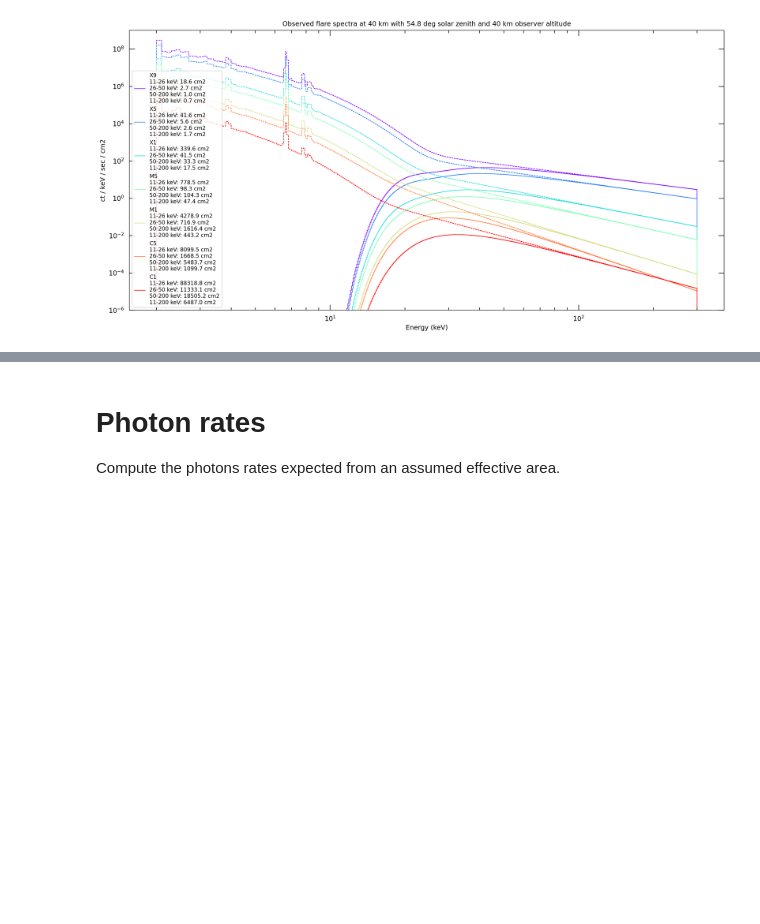
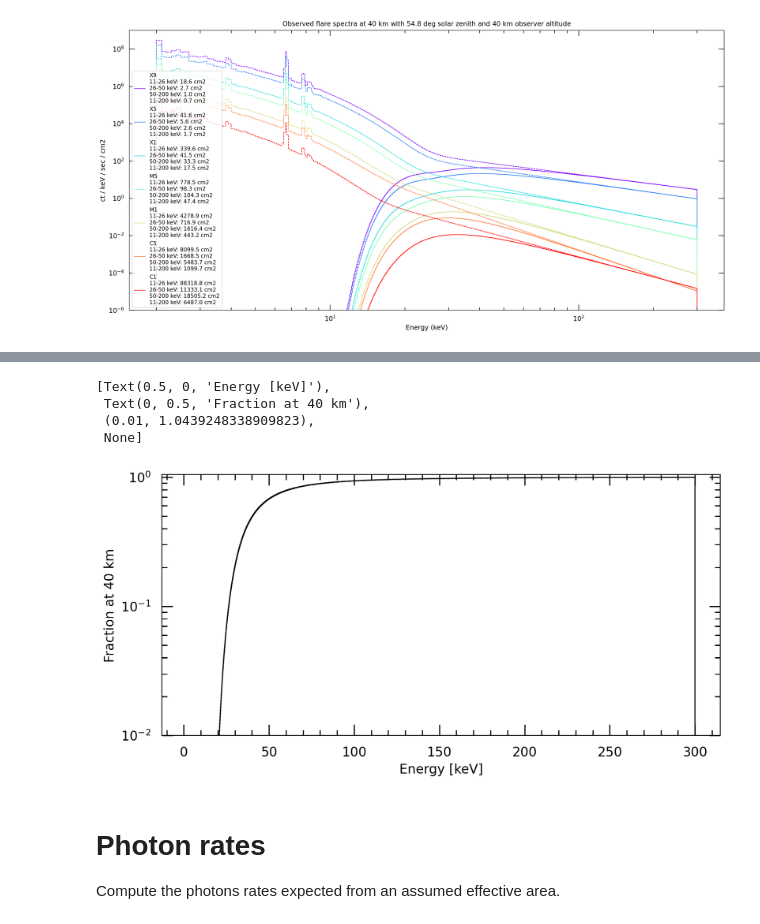
Before and after one commit to umn-impish/cubesat-analytical-detector-sim, a Jupyter notebook: projects/grips-piggyback/mission_photon_requirements.ipynb, the cells around one changed output, grey strips where cells are left out. Cells and saved outputs as stored; diff of their text form; code cells hidden in the pictures; blank space fills up the shorter version.

```diff
--- a/projects/grips-piggyback/mission_photon_requirements.ipynb
+++ b/projects/grips-piggyback/mission_photon_requirements.ipynb
@@ -95,3 +100,30 @@ effective area needed to meet science requirements energy range [ 11. 200.] keV:
+# %%
+in_dir = './mcmurdo-station-attenuation'
+fig, ax = plt.subplots(figsize=(8,4), layout='constrained')
+colors = plt.cm.rainbow(np.linspace(0, 1, len(flares)))
+
+flare = 'X1'
+file = os.path.join(in_dir, f'{flare}-layer-attenuation-zenith54.8deg/40.0km.pkl')
+with open(file, 'rb') as infile:
+    attenuated = pickle.load(infile)
+
+edges = attenuated.energy_edges
+spectrum = attenuated.flare
+original = generate_flare_spectrum(flare)
+
+ax.stairs(spectrum/original.flare, edges, color='black')
+ax.set(
+    xlabel='Energy [keV]',
+    ylabel='Fraction at 40 km',
+    ylim=(1e-2, ax.get_ylim()[1]),
+    yscale='log'
+)
+# %% [output]
+[Text(0.5, 0, 'Energy [keV]'),
+ Text(0, 0.5, 'Fraction at 40 km'),
+ (0.01, 1.0439248338909823),
+ None]
+[figure, added]
 # %% [markdown]
 # Photon rates
 
```
Also changed, not shown: parts of 1 cell of this notebook.
